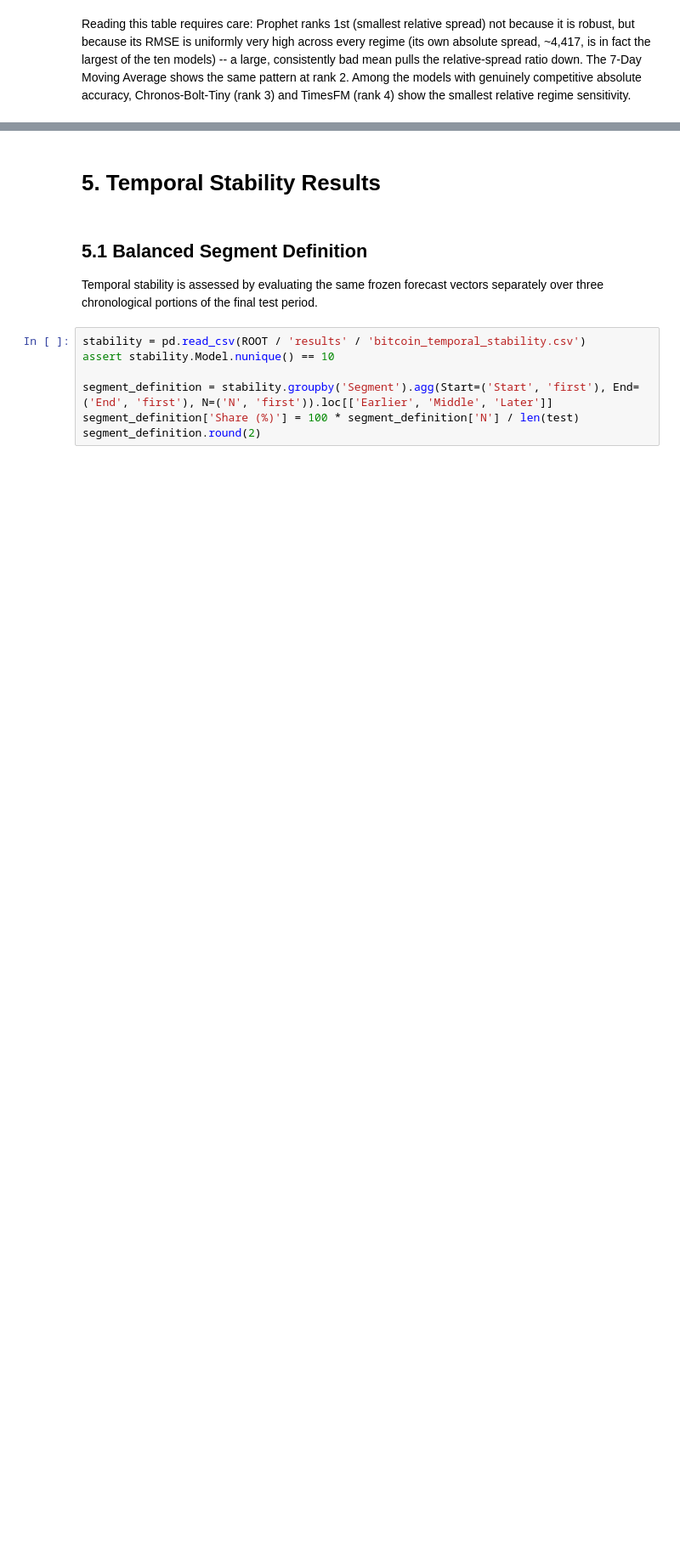
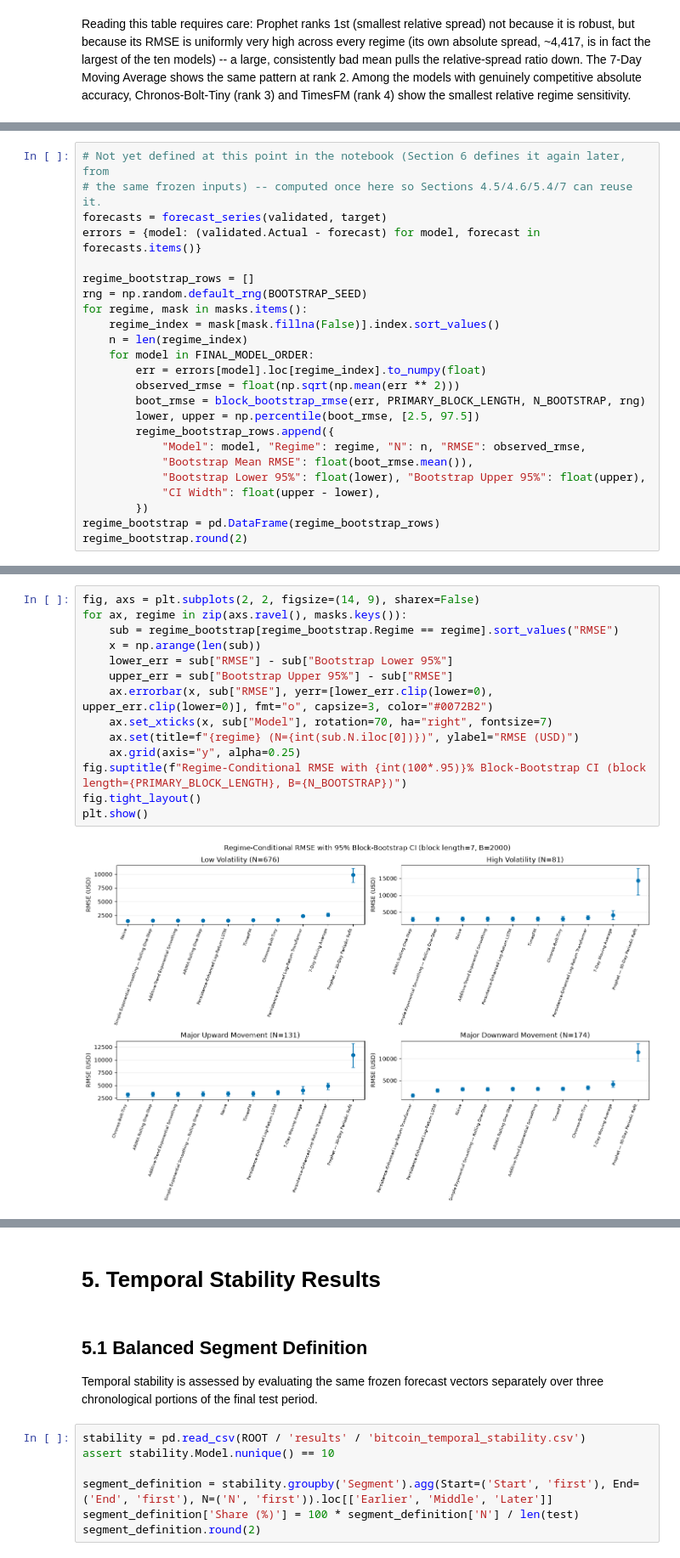
Before and after one commit to mdsoadsolaiman/Time-Series-Foundation-Models, a Jupyter notebook: notebooks/09_Bitcoin_Robustness_and_Temporal_Stability.ipynb, the cells around one changed output, grey strips where cells are left out. Shown at 85% size. Saved outputs shown, nothing was run; the diff lists cells and outputs as text; blank space fills up the shorter version.

```diff
--- a/notebooks/09_Bitcoin_Robustness_and_Temporal_Stability.ipynb
+++ b/notebooks/09_Bitcoin_Robustness_and_Temporal_Stability.ipynb
@@ -176,0 +274,24 @@ Reading this table requires care: Prophet ranks 1st (smallest relative spread) n
+# %%
+# Not yet defined at this point in the notebook (Section 6 defines it again later, from
+# the same frozen inputs) -- computed once here so Sections 4.5/4.6/5.4/7 can reuse it.
+forecasts = forecast_series(validated, target)
+errors = {model: (validated.Actual - forecast) for model, forecast in forecasts.items()}
+
+regime_bootstrap_rows = []
+rng = np.random.default_rng(BOOTSTRAP_SEED)
+for regime, mask in masks.items():
+    regime_index = mask[mask.fillna(False)].index.sort_values()
+    n = len(regime_index)
+    for model in FINAL_MODEL_ORDER:
+        err = errors[model].loc[regime_index].to_numpy(float)
+        observed_rmse = float(np.sqrt(np.mean(err ** 2)))
+        boot_rmse = block_bootstrap_rmse(err, PRIMARY_BLOCK_LENGTH, N_BOOTSTRAP, rng)
+        lower, upper = np.percentile(boot_rmse, [2.5, 97.5])
+        regime_bootstrap_rows.append({
+            "Model": model, "Regime": regime, "N": n, "RMSE": observed_rmse,
+            "Bootstrap Mean RMSE": float(boot_rmse.mean()),
+            "Bootstrap Lower 95%": float(lower), "Bootstrap Upper 95%": float(upper),
+            "CI Width": float(upper - lower),
+        })
+regime_bootstrap = pd.DataFrame(regime_bootstrap_rows)
+regime_bootstrap.round(2)
@@ -176,0 +316,16 @@ Reading this table requires care: Prophet ranks 1st (smallest relative spread) n
+# %%
+fig, axs = plt.subplots(2, 2, figsize=(14, 9), sharex=False)
+for ax, regime in zip(axs.ravel(), masks.keys()):
+    sub = regime_bootstrap[regime_bootstrap.Regime == regime].sort_values("RMSE")
+    x = np.arange(len(sub))
+    lower_err = sub["RMSE"] - sub["Bootstrap Lower 95%"]
+    upper_err = sub["Bootstrap Upper 95%"] - sub["RMSE"]
+    ax.errorbar(x, sub["RMSE"], yerr=[lower_err.clip(lower=0), upper_err.clip(lower=0)], fmt="o", capsize=3, color="#0072B2")
+    ax.set_xticks(x, sub["Model"], rotation=70, ha="right", fontsize=7)
+    ax.set(title=f"{regime} (N={int(sub.N.iloc[0])})", ylabel="RMSE (USD)")
+    ax.grid(axis="y", alpha=0.25)
+fig.suptitle(f"Regime-Conditional RMSE with {int(100*.95)}% Block-Bootstrap CI (block length={PRIMARY_BLOCK_LENGTH}, B={N_BOOTSTRAP})")
+fig.tight_layout()
+plt.show()
+# %% [output]
+[figure, added]
```
Also changed, not shown: parts of 26 cells of this notebook, 20 other files.
